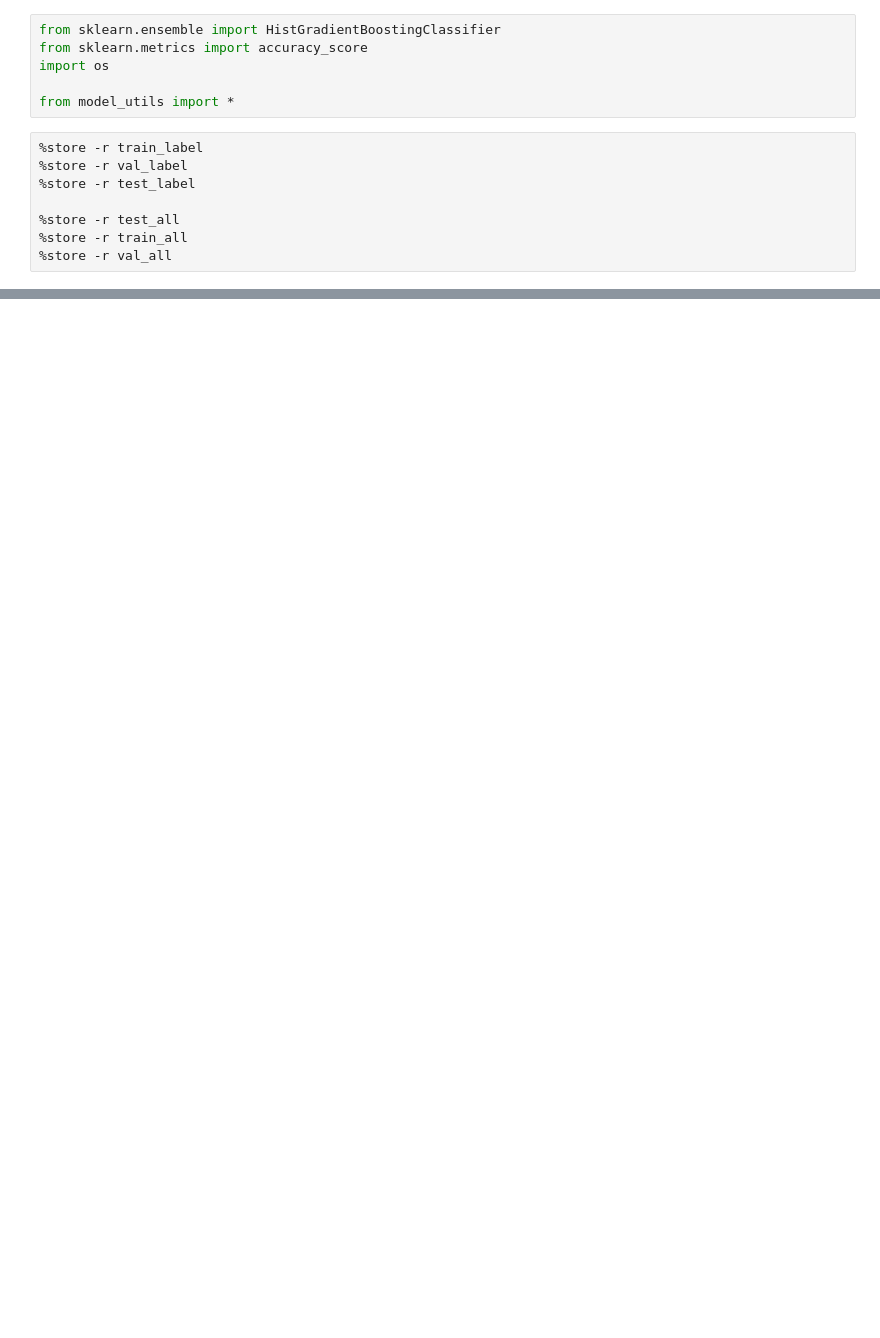
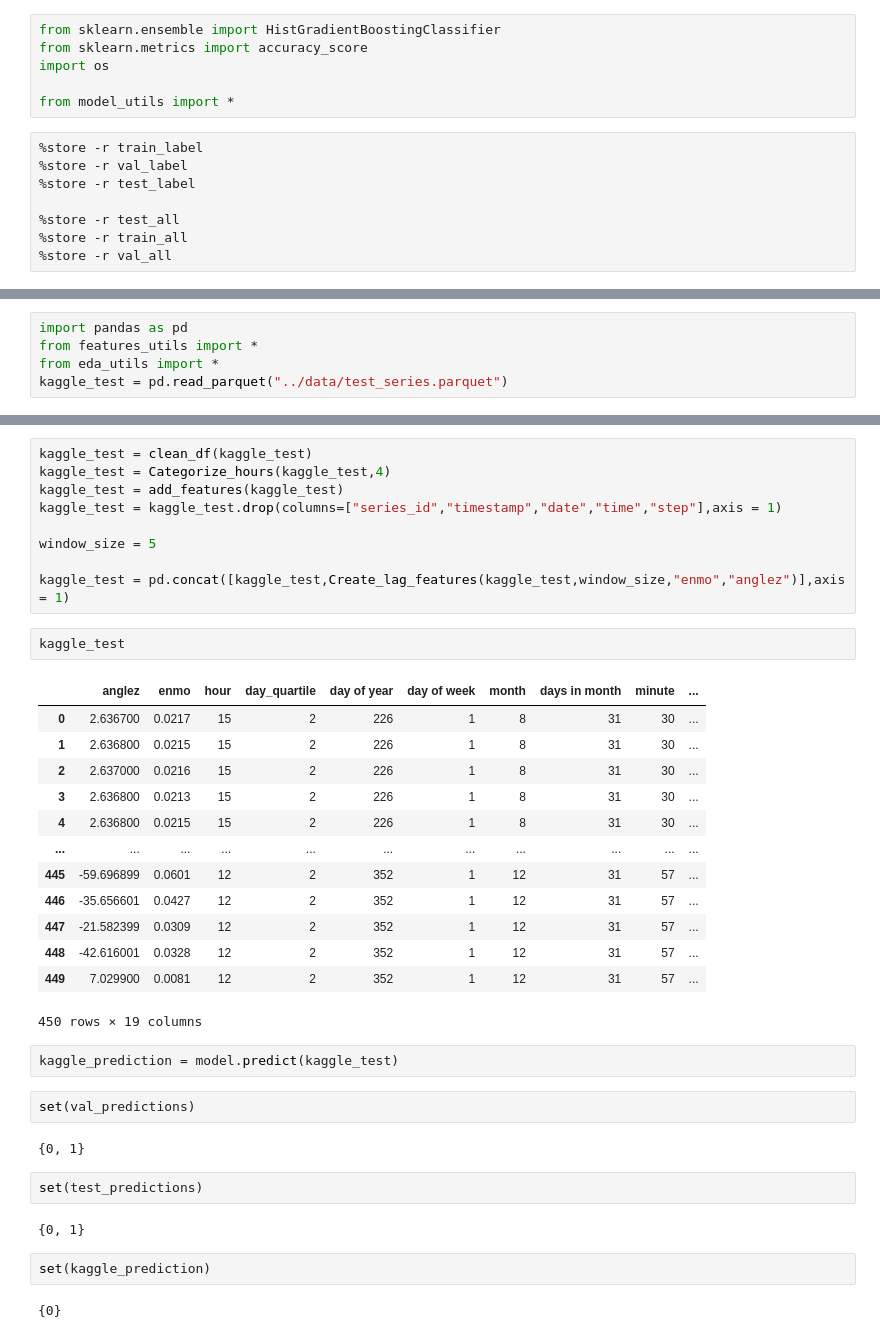
Before and after one commit to AmirMohammadiKarbalaei/Detect-Sleep-States-CMI, a Jupyter notebook: notebooks/model.ipynb, the cells around one changed output, grey strips where cells are left out. Drawn from its saved outputs; the diff is of its cells as text; blank space fills up the shorter version.

```diff
--- a/notebooks/model.ipynb
+++ b/notebooks/model.ipynb
@@ -69,0 +74,5 @@ weighted avg       0.73      0.72      0.73   2867575
+# %%
+import pandas as pd
+from features_utils import *
+from eda_utils import *
+kaggle_test = pd.read_parquet("../data/test_series.parquet")
@@ -69,0 +88,39 @@ weighted avg       0.73      0.72      0.73   2867575
+# %%
+kaggle_test = clean_df(kaggle_test)
+kaggle_test = Categorize_hours(kaggle_test,4)
+kaggle_test = add_features(kaggle_test)
+kaggle_test = kaggle_test.drop(columns=["series_id","timestamp","date","time","step"],axis = 1)
+
+window_size = 5
+
+kaggle_test = pd.concat([kaggle_test,Create_lag_features(kaggle_test,window_size,"enmo","anglez")],axis = 1)
+# %%
+kaggle_test
+# %% [output]
+|  | anglez | enmo | hour | day_quartile | day of year | day of week | month | days in month | minute | ... |
+| 0 | 2.636700 | 0.0217 | 15 | 2 | 226 | 1 | 8 | 31 | 30 | ... |
+| 1 | 2.636800 | 0.0215 | 15 | 2 | 226 | 1 | 8 | 31 | 30 | ... |
+| 2 | 2.637000 | 0.0216 | 15 | 2 | 226 | 1 | 8 | 31 | 30 | ... |
+| 3 | 2.636800 | 0.0213 | 15 | 2 | 226 | 1 | 8 | 31 | 30 | ... |
+| 4 | 2.636800 | 0.0215 | 15 | 2 | 226 | 1 | 8 | 31 | 30 | ... |
+| ... | ... | ... | ... | ... | ... | ... | ... | ... | ... | ... |
+| 445 | -59.696899 | 0.0601 | 12 | 2 | 352 | 1 | 12 | 31 | 57 | ... |
+| 446 | -35.656601 | 0.0427 | 12 | 2 | 352 | 1 | 12 | 31 | 57 | ... |
+| 447 | -21.582399 | 0.0309 | 12 | 2 | 352 | 1 | 12 | 31 | 57 | ... |
+| 448 | -42.616001 | 0.0328 | 12 | 2 | 352 | 1 | 12 | 31 | 57 | ... |
+| 449 | 7.029900 | 0.0081 | 12 | 2 | 352 | 1 | 12 | 31 | 57 | ... |
+450 rows × 19 columns
+# %%
+kaggle_prediction = model.predict(kaggle_test)
+# %%
+set(val_predictions)
+# %% [output]
+{0, 1}
+# %%
+set(test_predictions)
+# %% [output]
+{0, 1}
+# %%
+set(kaggle_prediction)
+# %% [output]
+{0}
```
Also changed, not shown: parts of 4 cells of this notebook, 1 other file.
